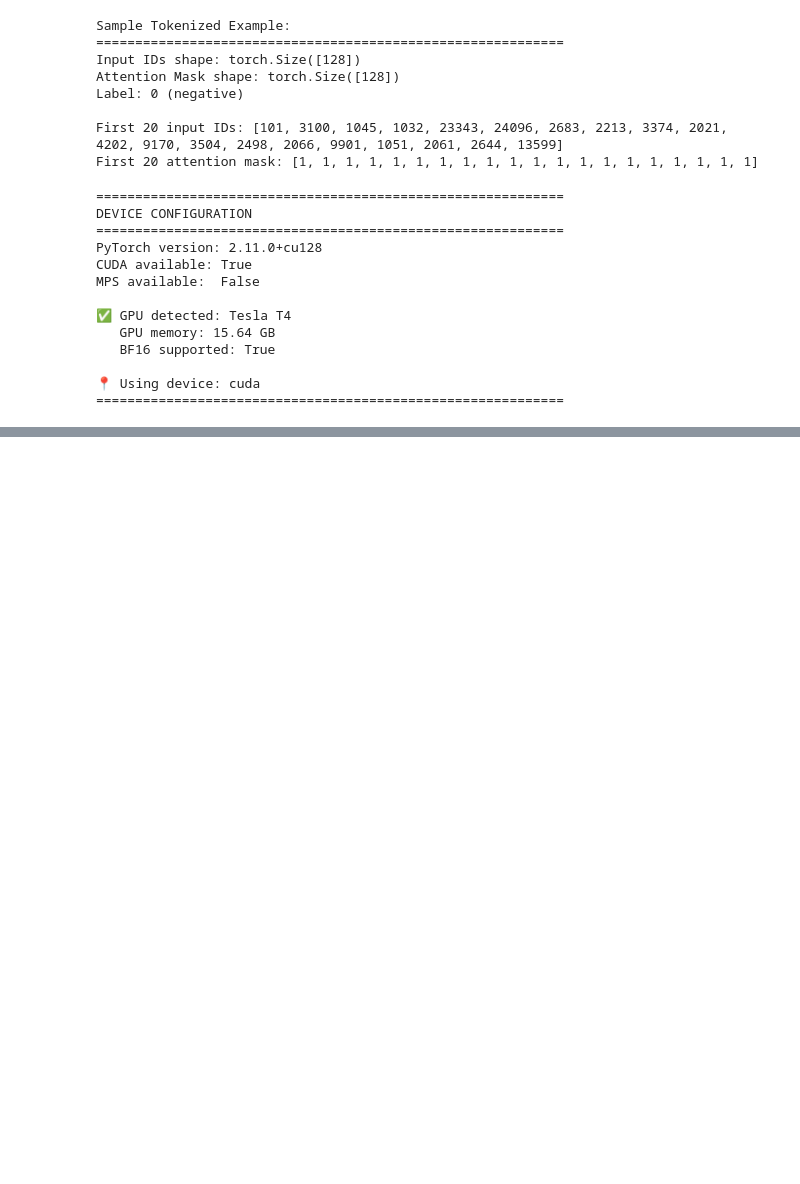
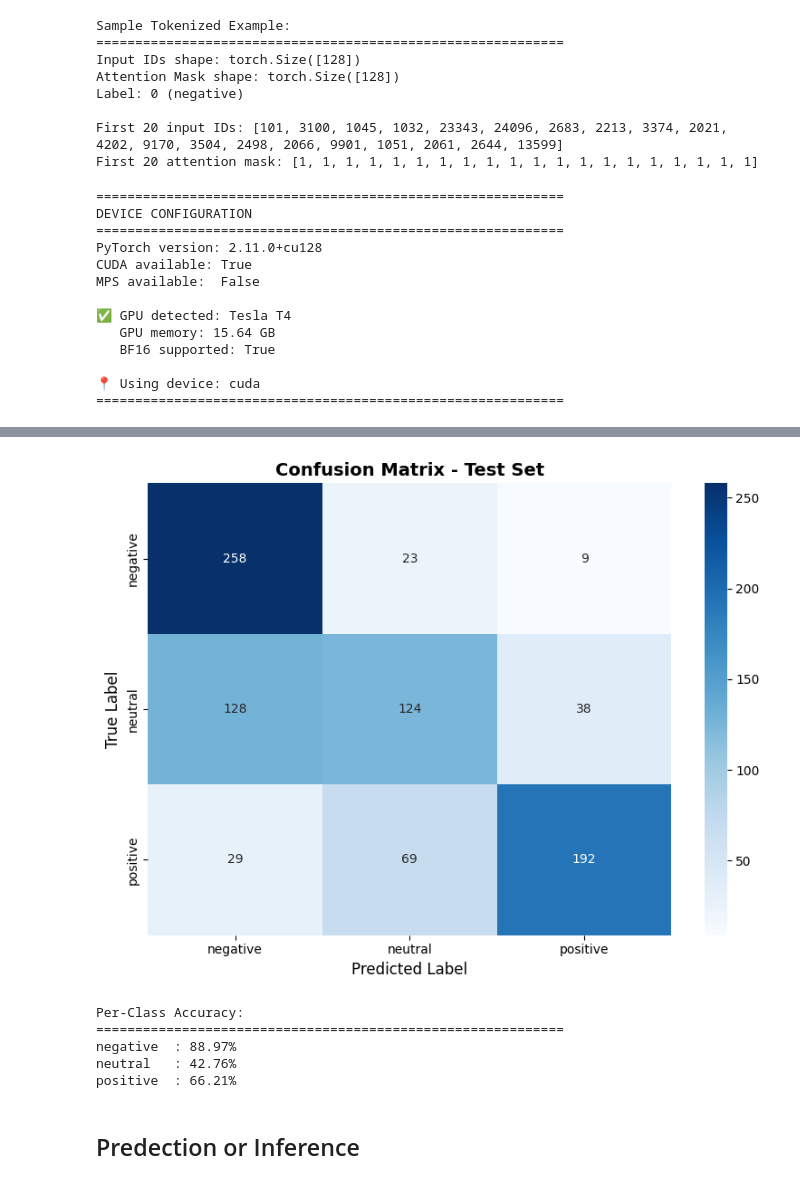
Before and after one commit to Mmbsaksd/fine_tuning, a Jupyter notebook: Distill_BERT_Finetuning.ipynb, the cells around one changed output, grey strips where cells are left out. Cells and saved outputs as stored; diff of their text form; code cells hidden in the pictures; blank space fills up the shorter version.

```diff
--- a/Distill_BERT_Finetuning.ipynb
+++ b/Distill_BERT_Finetuning.ipynb
@@ -576,0 +721,12 @@ Notes:
+# %%
+print("\n" + "=" * 60)
+print("STARTING TRAINING")
+print("=" * 60)
+print("\n⏳ Training in progress... (this will take a few minutes)\n")
+
+# Start training
+train_result = trainer.train()
+
+print("\n" + "=" * 60)
+print("TRAINING COMPLETED! 🎉")
+print("=" * 60)
@@ -576,0 +789,11 @@ Notes:
+# %%
+# Get predictions
+print("Generating predictions for detailed analysis...\n")
+predictions_output = trainer.predict(tokenized_datasets["test"])
+predictions = np.argmax(predictions_output.predictions, axis=-1)
+labels = predictions_output.label_ids
+
+# Classification report
+print("Classification Report:")
+print("=" * 60)
+print(classification_report(labels, predictions, target_names=LABEL_NAMES))
@@ -576,0 +814,30 @@ Notes:
+# %%
+# Create confusion matrix
+cm = confusion_matrix(labels, predictions)
+
+# Plot
+plt.figure(figsize=(8, 6))
+sns.heatmap(cm, annot=True, fmt='d', cmap='Blues',
+            xticklabels=LABEL_NAMES, yticklabels=LABEL_NAMES)
+plt.title('Confusion Matrix - Test Set', fontsize=14, fontweight='bold')
+plt.xlabel('Predicted Label', fontsize=12)
+plt.ylabel('True Label', fontsize=12)
+plt.tight_layout()
+plt.savefig('confusion_matrix.png', dpi=150, bbox_inches='tight')
+plt.show()
+
+# Per-class accuracy
+print("\nPer-Class Accuracy:")
+print("=" * 60)
+class_accuracies = cm.diagonal() / cm.sum(axis=1)
+for i, (name, acc) in enumerate(zip(LABEL_NAMES, class_accuracies)):
+    print(f"{name:10s}: {acc:.2%}")
+# %% [output]
+[figure, added]
+Per-Class Accuracy:
+============================================================
+negative  : 88.97%
+neutral   : 42.76%
+positive  : 66.21%
+# %% [markdown]
+## Predection or Inference
```
Also changed, not shown: parts of 12 cells of this notebook.
